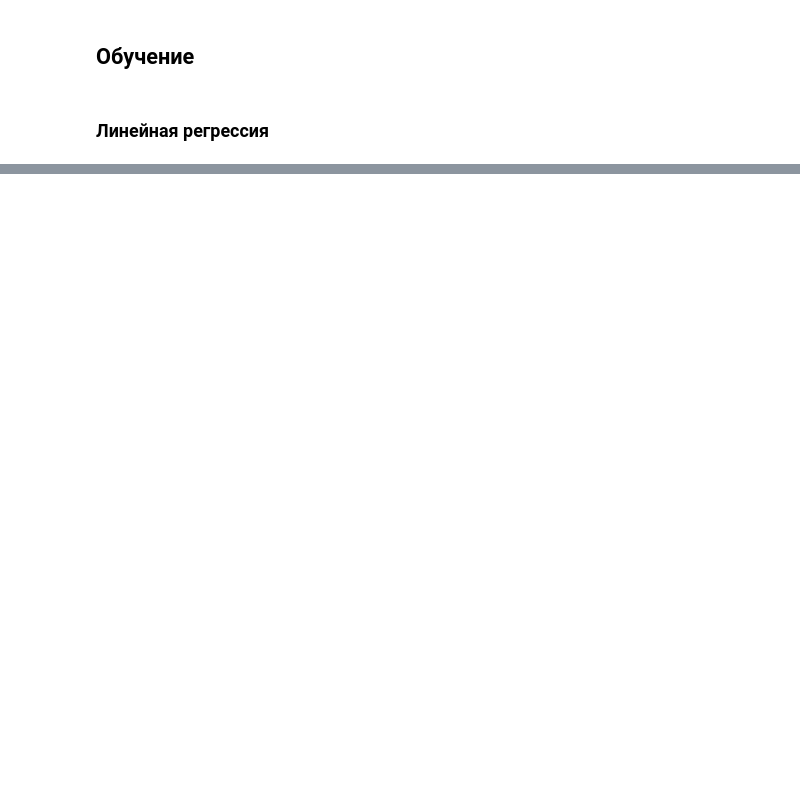
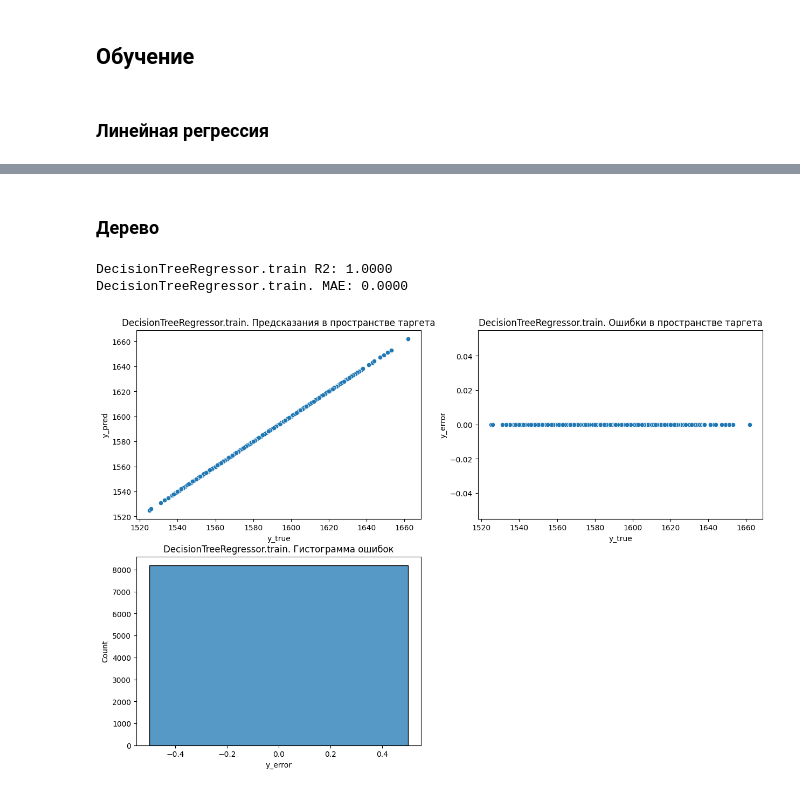
Before and after one commit to wtom76/practicum, a Jupyter notebook: final/0d09d352-9cae-4cc7-85c2-f88ea711ad45.ipynb, the cells around one changed output, grey strips where cells are left out. Drawn from its saved outputs; the diff is of its cells as text; code cells hidden in the pictures; blank space fills up the shorter version.

```diff
--- a/final/0d09d352-9cae-4cc7-85c2-f88ea711ad45.ipynb
+++ b/final/0d09d352-9cae-4cc7-85c2-f88ea711ad45.ipynb
@@ -1040,0 +1036,8 @@ RidgeCV. MAE: 7.0597
+# %% [markdown]
+### Дерево
+# %%
+learn.explore_train(learn.fit_tree(), 'DecisionTreeRegressor')
+# %% [output]
+DecisionTreeRegressor.train R2: 1.0000
+DecisionTreeRegressor.train. MAE: 0.0000
+[figure, added]
```
Also changed, not shown: parts of 16 cells of this notebook, 1 other file.
